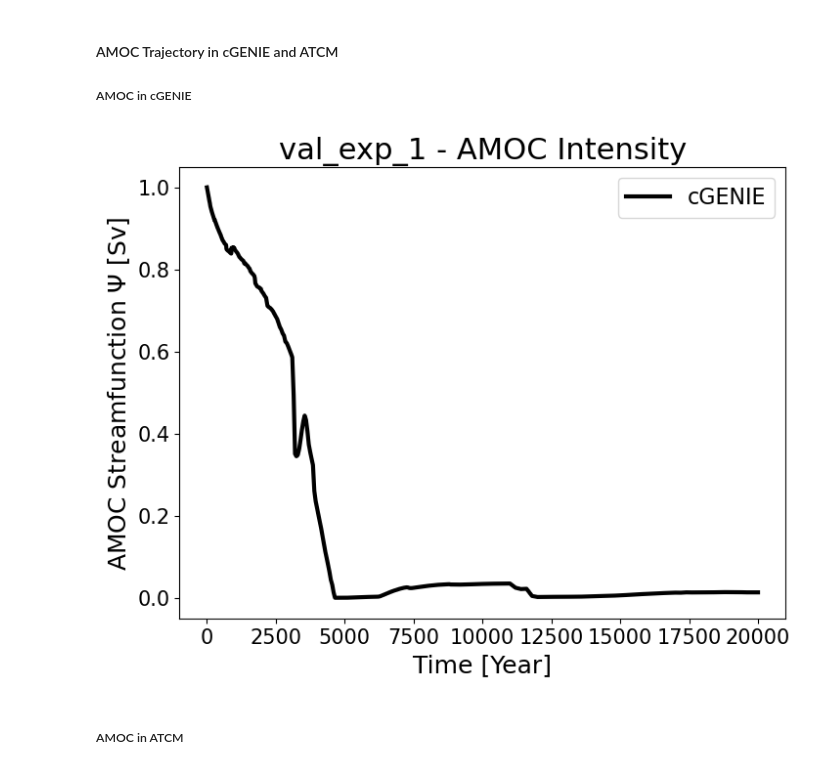
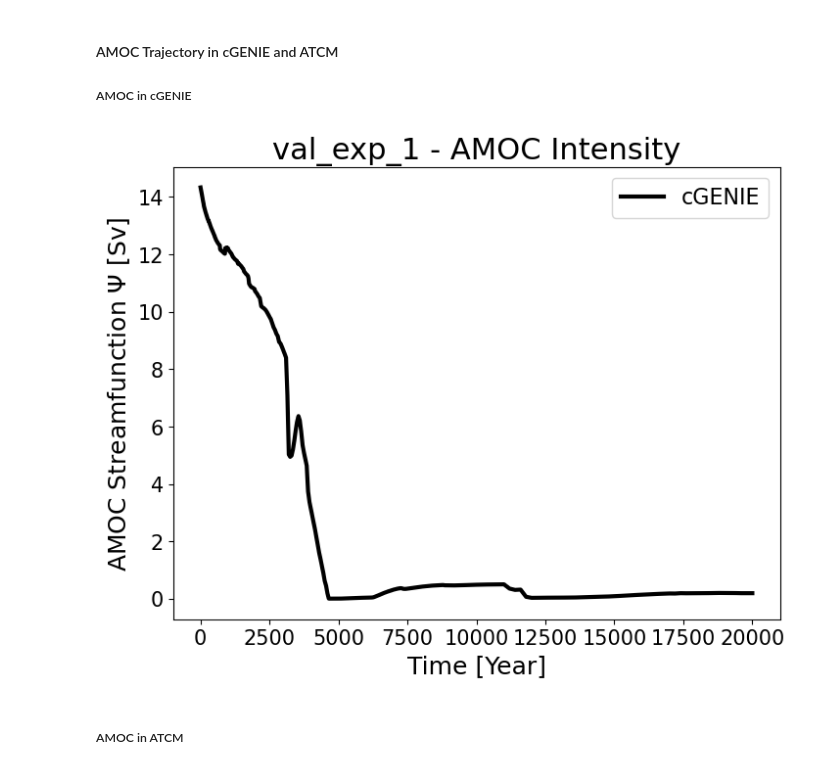
Before and after one commit to VUB-HYDR/2025_Laridon_etal_ORE, a Jupyter notebook: ATCM.ipynb, the cells around one changed output. Cells and saved outputs as stored; diff of their text form; code cells hidden in the pictures.

```diff
--- a/ATCM.ipynb
+++ b/ATCM.ipynb
@@ -1565,16 +1692,16 @@ plt.show()
 ##### AMOC in cGENIE
 # %%
 plt.figure(figsize=(8,6))
-plt.plot(year_val_exp_1, norm_atl_max_overt_val_exp_1,lw=3,color="black",label="cGENIE")
+plt.plot(year_val_exp_1, atl_max_overt_val_exp_1,lw=3,color="black",label="cGENIE")
 plt.title("val_exp_1 - AMOC Intensity",fontsize=22)
 plt.xlabel("Time [Year]",fontsize=18)
 plt.ylabel("AMOC Streamfunction " + r'$\Psi$ ' + "[Sv]",fontsize=18)
 plt.tick_params(axis='both',labelsize=15)
 plt.legend(fontsize=16)
 plt.savefig(figures_path+'val_exp_1_AMOC_cGENIE',dpi=500)
 plt.show()
 # %% [output]
-[figure, old version]
+[figure, new version]
 # %% [markdown]
 ##### AMOC in ATCM
 # %% [markdown]
```
Also changed, not shown: parts of 10 cells of this notebook.
